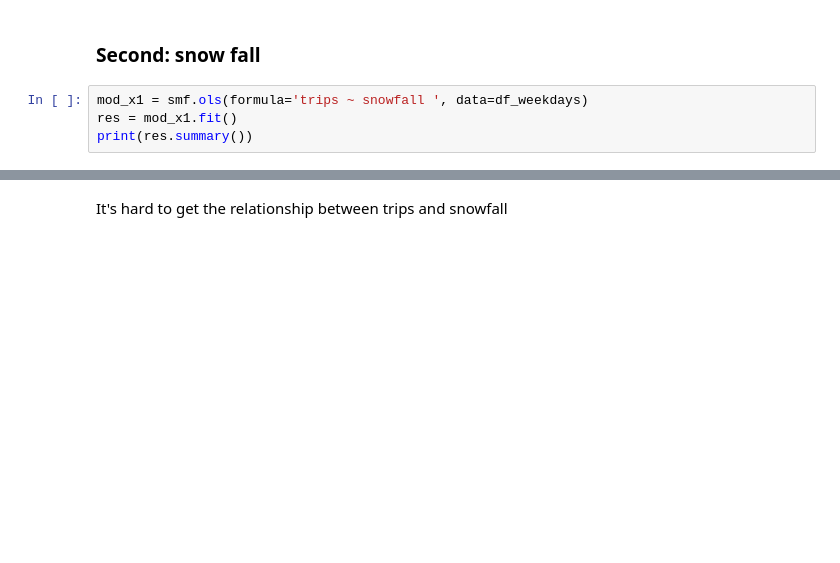
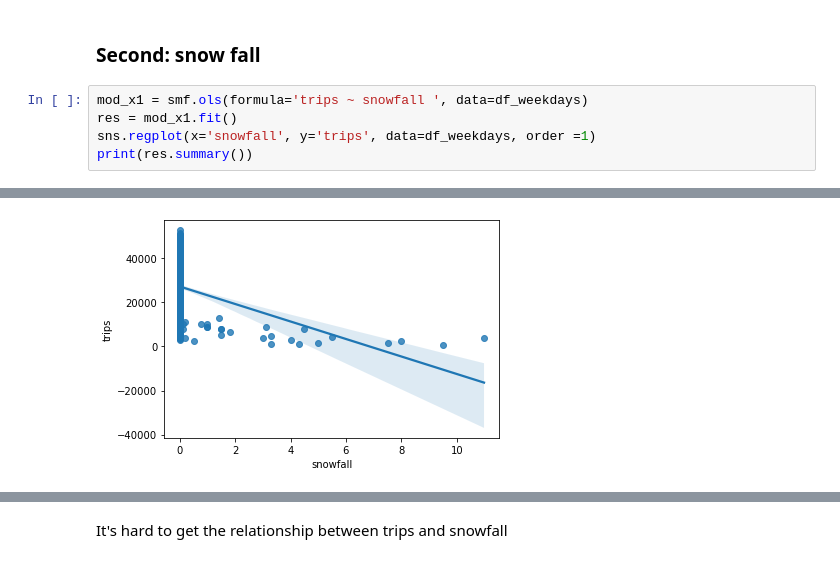
Before and after one commit to JiahuiZhu666/CS506_hw5, a Jupyter notebook: homework5.ipynb, the cells around one changed output, grey strips where cells are left out. Drawn from its saved outputs; the diff is of its cells as text; blank space fills up the shorter version.

```diff
--- a/homework5.ipynb
+++ b/homework5.ipynb
@@ -601,6 +607,7 @@ From the sumary, Degree 4 is the best
 # %%
 mod_x1 = smf.ols(formula='trips ~ snowfall ', data=df_weekdays)
 res = mod_x1.fit()
+sns.regplot(x='snowfall', y='trips', data=df_weekdays, order =1)
 print(res.summary())
 # %% [output]
                             OLS Regression Results
@@ -613,13 +620,14 @@ Time:                        16:13:19   Log-Likelihood:                -6560.1
 No. Observations:                 608   AIC:                         1.312e+04
 Df Residuals:                     606   BIC:                         1.313e+04
 Df Model:                           1
 Covariance Type:            nonrobust
 ==============================================================================
 ... (9 lines left out)
 ==============================================================================
 
 Notes:
 [1] Standard Errors assume that the covariance matrix of the errors is correctly specified.
+[figure, added]
 # %%
 mod_x2 = smf.ols(formula='trips ~ snowfall + I(snowfall**2)', data=df_weekdays)
 res = mod_x2.fit()
```
Also changed, not shown: parts of 12 cells of this notebook.
